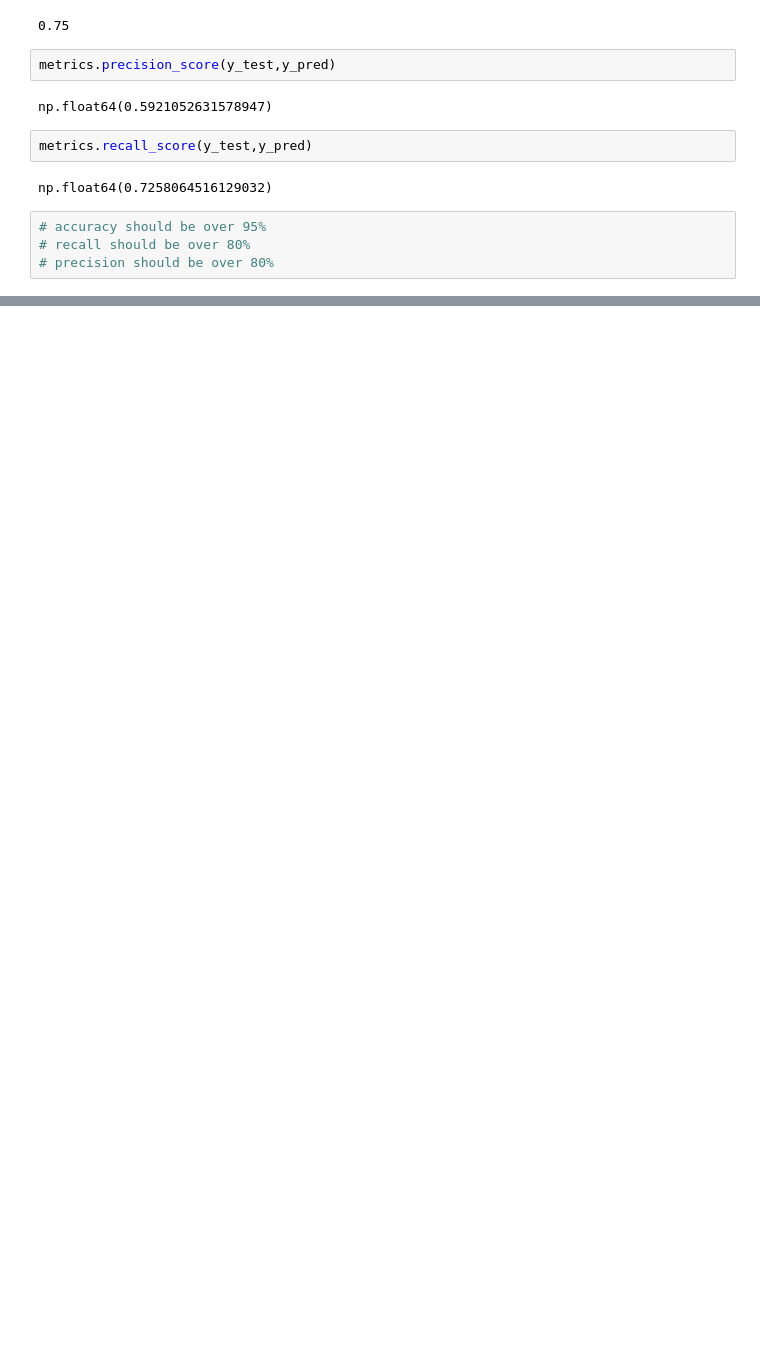
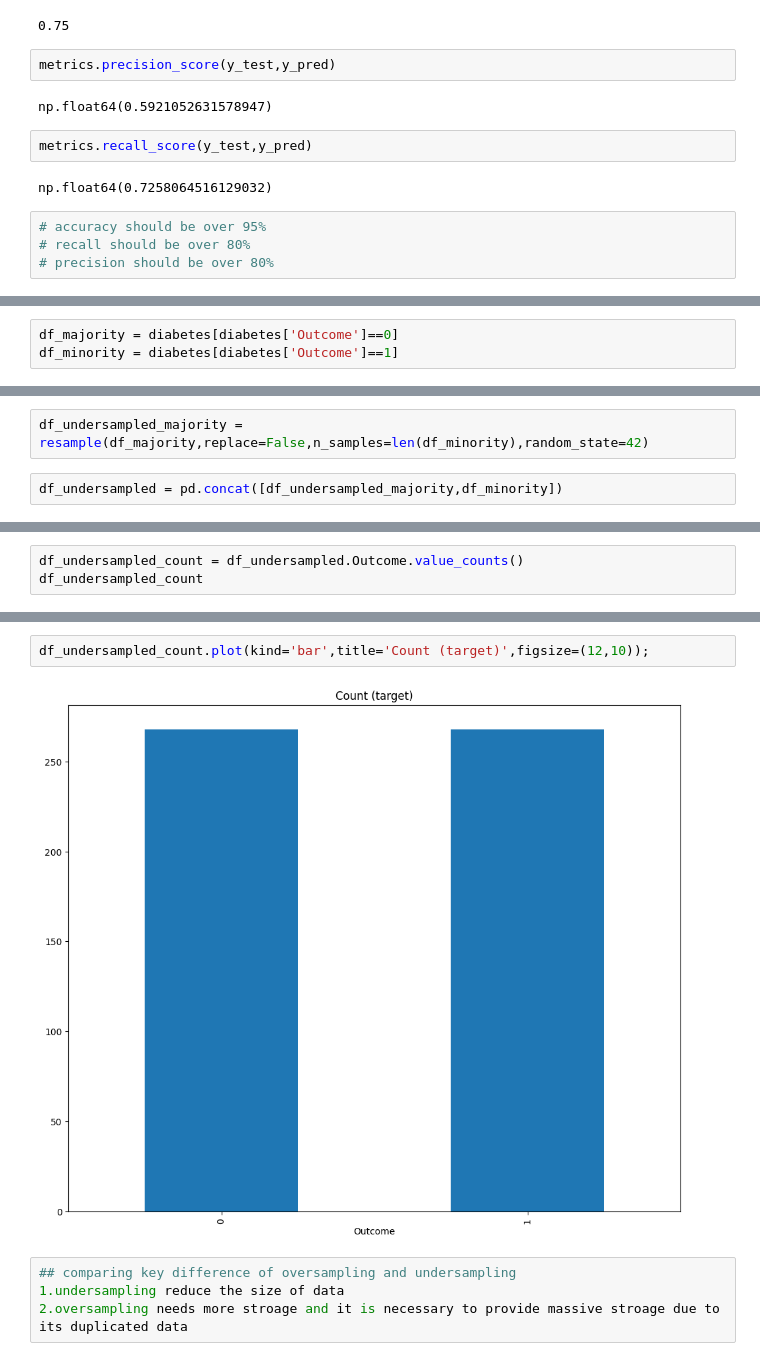
Before and after one commit to YinYinIsMyName/super-duper-spoon, a Jupyter notebook: notebooks/Oversampling-Undersampling.ipynb, the cells around one changed output, grey strips where cells are left out. Drawn from its saved outputs; the diff is of its cells as text; blank space fills up the shorter version.

Commit message:
oversamplingandundersampling

```diff
--- a/notebooks/Oversampling-Undersampling.ipynb
+++ b/notebooks/Oversampling-Undersampling.ipynb
@@ -185,0 +188,3 @@ np.float64(0.7258064516129032)
+# %%
+df_majority = diabetes[diabetes['Outcome']==0]
+df_minority = diabetes[diabetes['Outcome']==1]
@@ -185,0 +207,4 @@ np.float64(0.7258064516129032)
+# %%
+df_undersampled_majority = resample(df_majority,replace=False,n_samples=len(df_minority),random_state=42)
+# %%
+df_undersampled = pd.concat([df_undersampled_majority,df_minority])
@@ -185,0 +227,3 @@ np.float64(0.7258064516129032)
+# %%
+df_undersampled_count = df_undersampled.Outcome.value_counts()
+df_undersampled_count
@@ -185,0 +243,8 @@ np.float64(0.7258064516129032)
+# %%
+df_undersampled_count.plot(kind='bar',title='Count (target)',figsize=(12,10));
+# %% [output]
+[figure, added]
+# %%
+## comparing key difference of oversampling and undersampling
+1.undersampling reduce the size of data
+2.oversampling needs more stroage and it is necessary to provide massive stroage due to its duplicated data
```
Also changed, not shown: parts of 5 cells of this notebook.
